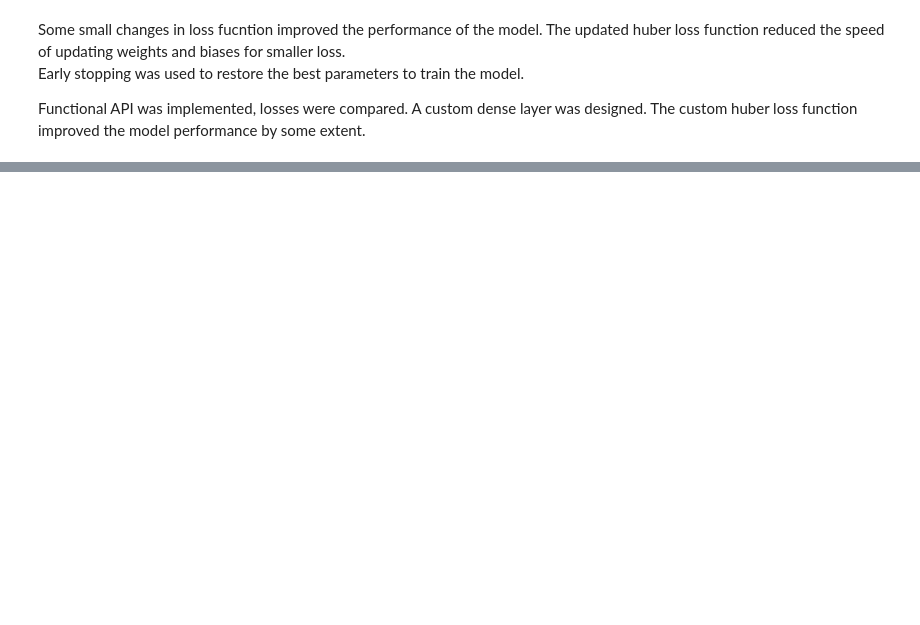
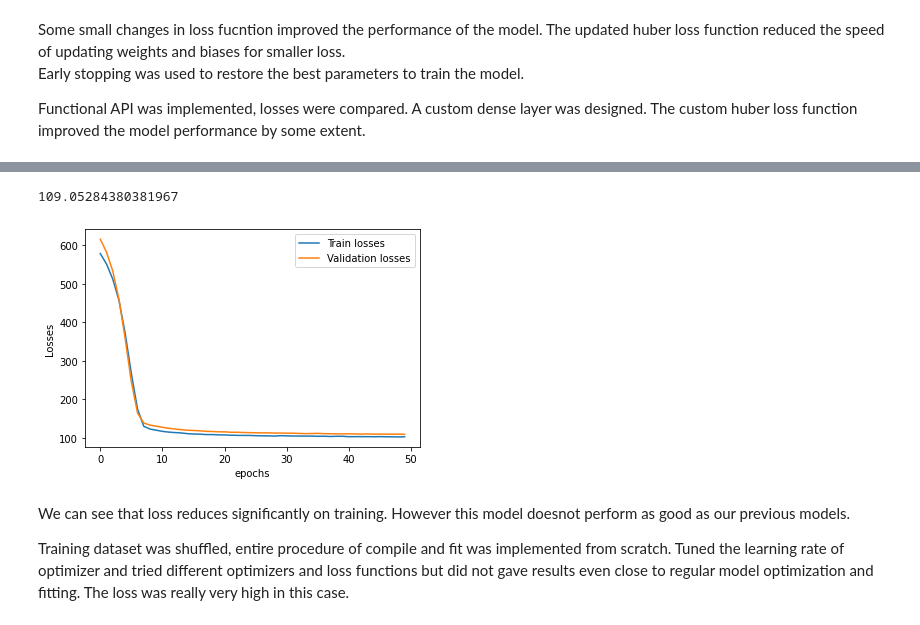
Before and after one commit to gautamHCSCV/AI-ML, a Jupyter notebook: Multi_output_functional_API_model.ipynb, the cells around one changed output, grey strips where cells are left out. Cells and saved outputs as stored; diff of their text form; code cells hidden in the pictures; blank space fills up the shorter version.

```diff
--- a/Multi_output_functional_API_model.ipynb
+++ b/Multi_output_functional_API_model.ipynb
@@ -294,0 +320,18 @@ Functional API was implemented, losses were compared. A custom dense layer was d
+# %%
+def perform_validation():
+  losses = []
+  for batch in test:
+    x_val, y_val = batch[:,:8],batch[:,8]
+    val_logits = model1(x_val)
+    val_loss = tf.keras.losses.MSE(y_val, val_logits)
+    losses.append(val_loss)
+  return losses
+# %%
+def train_data_for_one_epoch():
+  losses = []
+  for batch in train:
+    x_batch_train, y_batch_train = batch[:,:8],batch[:,8]
+    #print(x_batch_train.shape, y_batch_train.shape)
+    logits, loss = apply_gradient(optimizer,model1,x_batch_train, y_batch_train)
+    losses.append(loss)
+  return losses
@@ -294,0 +352,14 @@ Functional API was implemented, losses were compared. A custom dense layer was d
+# %%
+epochs = 50
+optimizer = tf.keras.optimizers.Adam(learning_rate=0.0005)
+val_losses, train_losses = [],[]
+for epoch in range(epochs):
+  print('Start of %d epoch'%(epoch+1))
+
+  losses_train = train_data_for_one_epoch()
+  losses_val = perform_validation()
+
+  train_losses.append(np.mean(losses_train))
+  val_losses.append(np.mean(losses_val))
+
+  print('\t Train loss : {}, val loss : {}'.format(train_losses[-1],val_losses[-1]))
@@ -294,0 +384,18 @@ Functional API was implemented, losses were compared. A custom dense layer was d
+# %%
+y_pred = model1(x_test)
+print(mse(y1_test,y_pred))
+# %% [output]
+109.05284380381967
+# %%
+plt.plot(list(range(epochs)),train_losses, label = 'Train losses')
+plt.plot(list(range(epochs)), val_losses, label = 'Validation losses')
+plt.legend()
+plt.xlabel('epochs')
+plt.ylabel('Losses')
+plt.show()
+# %% [output]
+[figure, added]
+# %% [markdown]
+We can see that loss reduces significantly on training. However this model doesnot perform as good as our previous models.
+
+Training dataset was shuffled, entire procedure of compile and fit was implemented from scratch. Tuned the learning rate of optimizer and tried different optimizers and loss functions but did not gave results even close to regular model optimization and fitting. The loss was really very high in this case.
```
Also changed, not shown: parts of 17 cells of this notebook.
